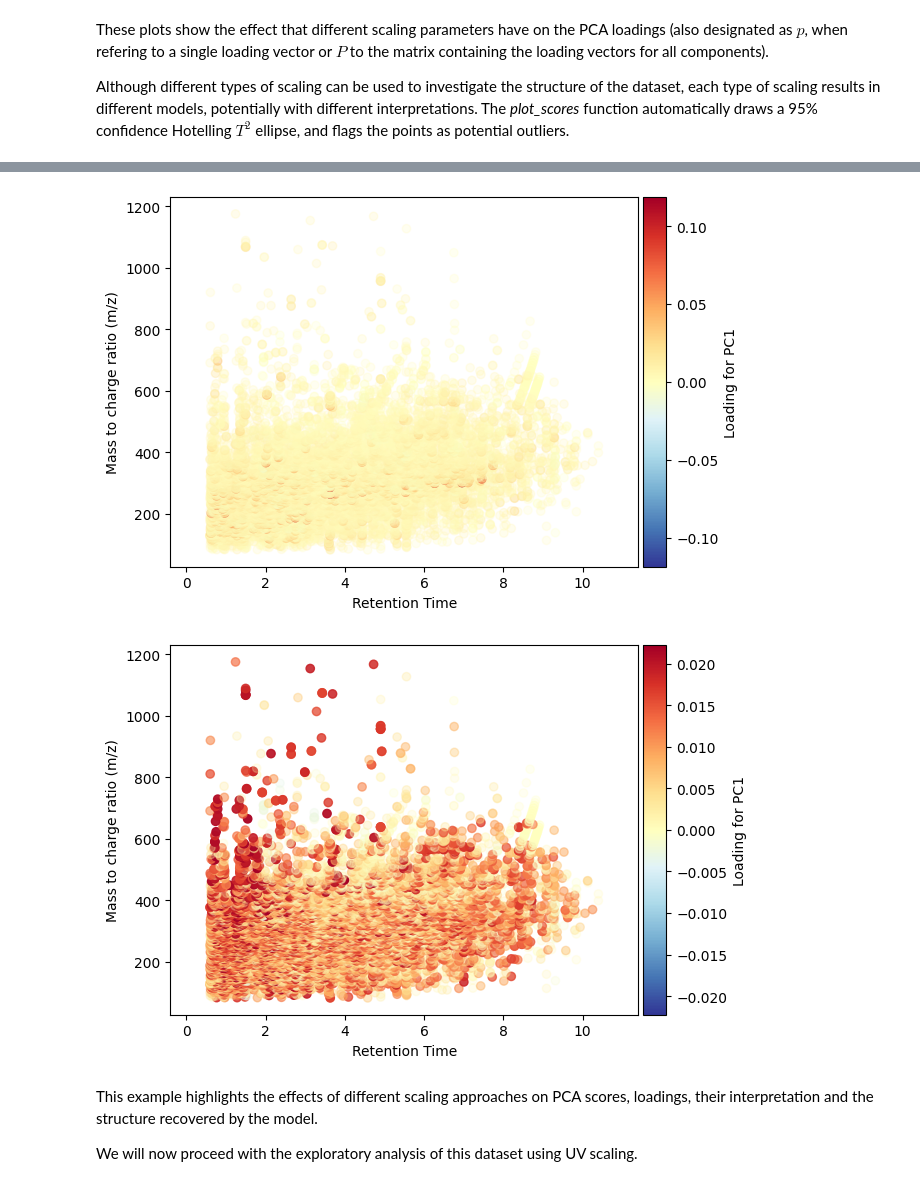
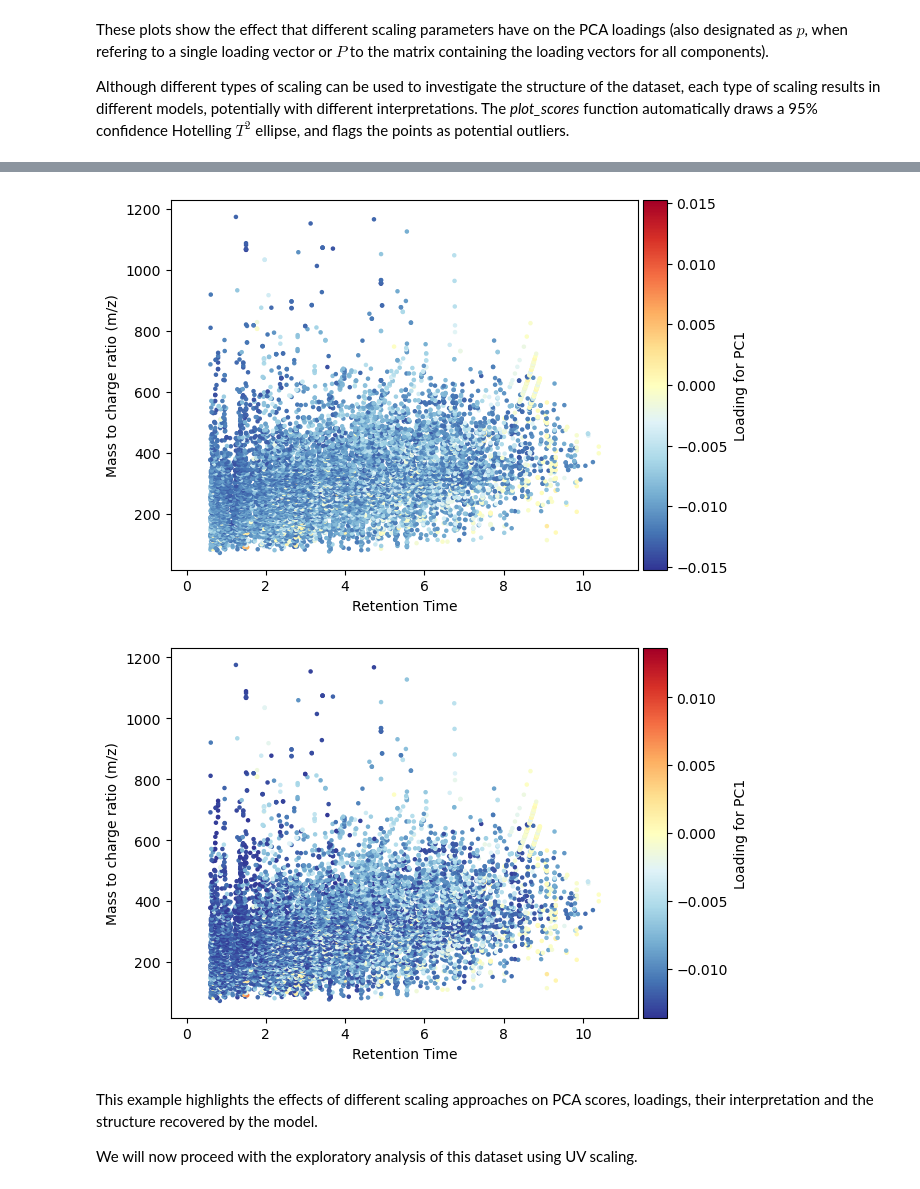
Before and after one commit to IPTC-DataAnalysisCourse/chemometrics-tutorials, a Jupyter notebook: Multivariate Analysis - PCA.ipynb, the cells around one changed output, grey strips where cells are left out. Cells and saved outputs as stored; diff of their text form; code cells hidden in the pictures.

```diff
--- a/Multivariate Analysis - PCA.ipynb
+++ b/Multivariate Analysis - PCA.ipynb
@@ -111,6 +160,9 @@ In this tutorial we will fit a PCA model to explore the general trends in the da
 
 We will start by calculating a series of PCA models with 2 components, each with one of the 3 common scaling choices in chemometrics - mean centring (MC), Unit Variance (UV) and Pareto (Par) scaling. The choice of components to use in the modeling will be addressed properly in the next section.
 # %%
+# Start with log scaling of the data
+X = np.log1p(X)
+
 # Select the scaling options:
 # Here we are generating 3 scaling objects to explore the effect of scaling in PCA:
 
@@ -175,15 +227,15 @@ PCA_model_mc.plot_loadings(ncomp=1,xaxis=retention_times, yaxis=mz_values,instru
 # %%
 # Plot of first principal component loadings of Pareto scaled model
 # ax = PCA_model_par.plot_loadings(component=1)
-PCA_model_par.plot_loadings(ncomp=1,xaxis=retention_times, yaxis=mz_values,instrument='lcms')
+PCA_model_par.plot_loadings(ncomp=1,xaxis=retention_times, yaxis=mz_values,instrument='lcms', marker_size=5, alpha = 1)
 # %% [output]
-[figure, old version]
+[figure, new version]
 # %%
 # Plot of first principal component loadings of Unit Variance scaled model
 # ax = PCA_model_uv.plot_loadings(component=1)
-PCA_model_uv.plot_loadings(ncomp=1,xaxis=retention_times, yaxis=mz_values,instrument='lcms')
+PCA_model_uv.plot_loadings(ncomp=1,xaxis=retention_times, yaxis=mz_values,instrument='lcms', marker_size=5, alpha = 1)
 # %% [output]
-[figure, old version]
+[figure, new version]
 # %% [markdown]
 This example highlights the effects of different scaling approaches on PCA scores, loadings, their interpretation and the structure recovered by the model.
 
```
Also changed, not shown: parts of 47 cells of this notebook, 1 other file.
